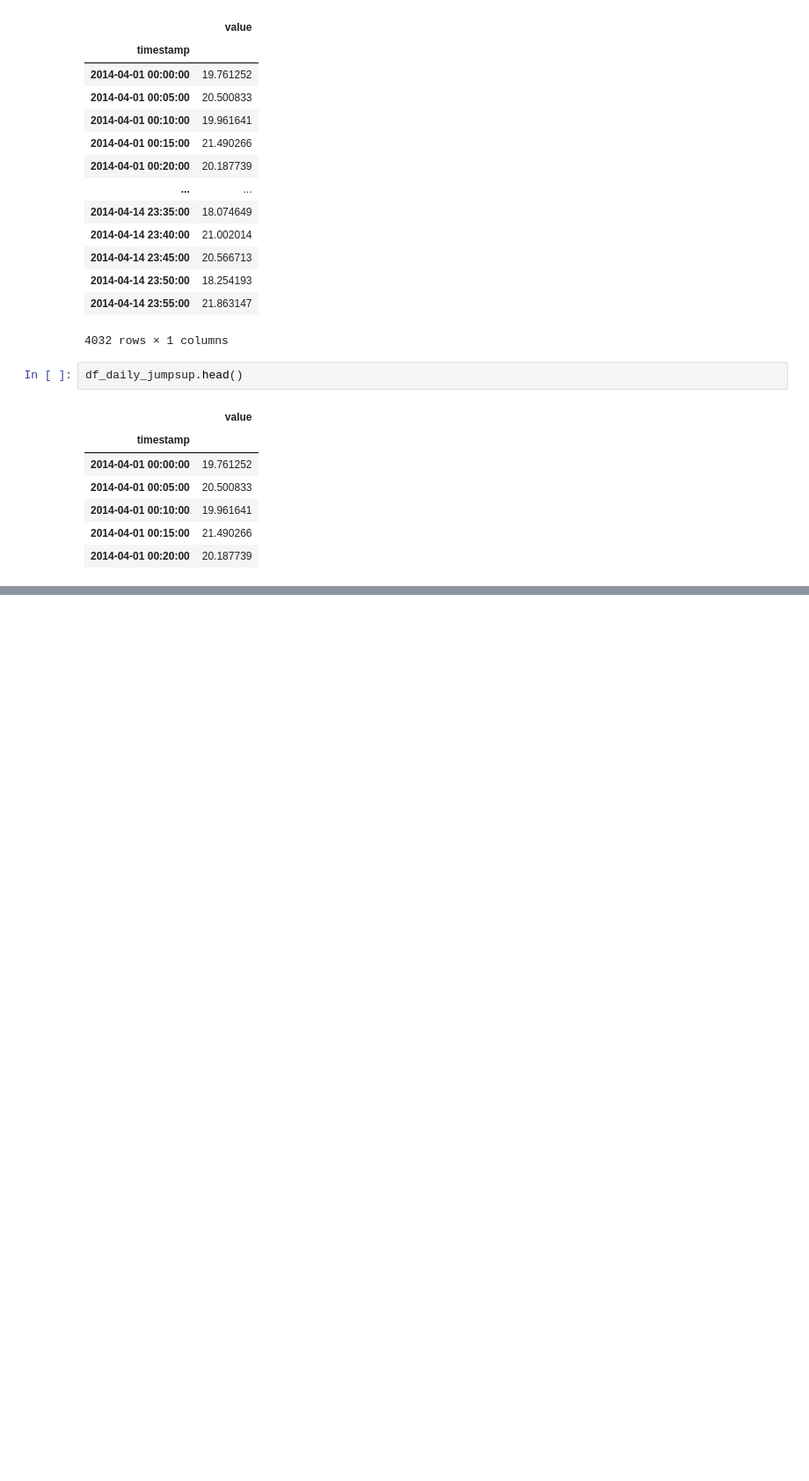
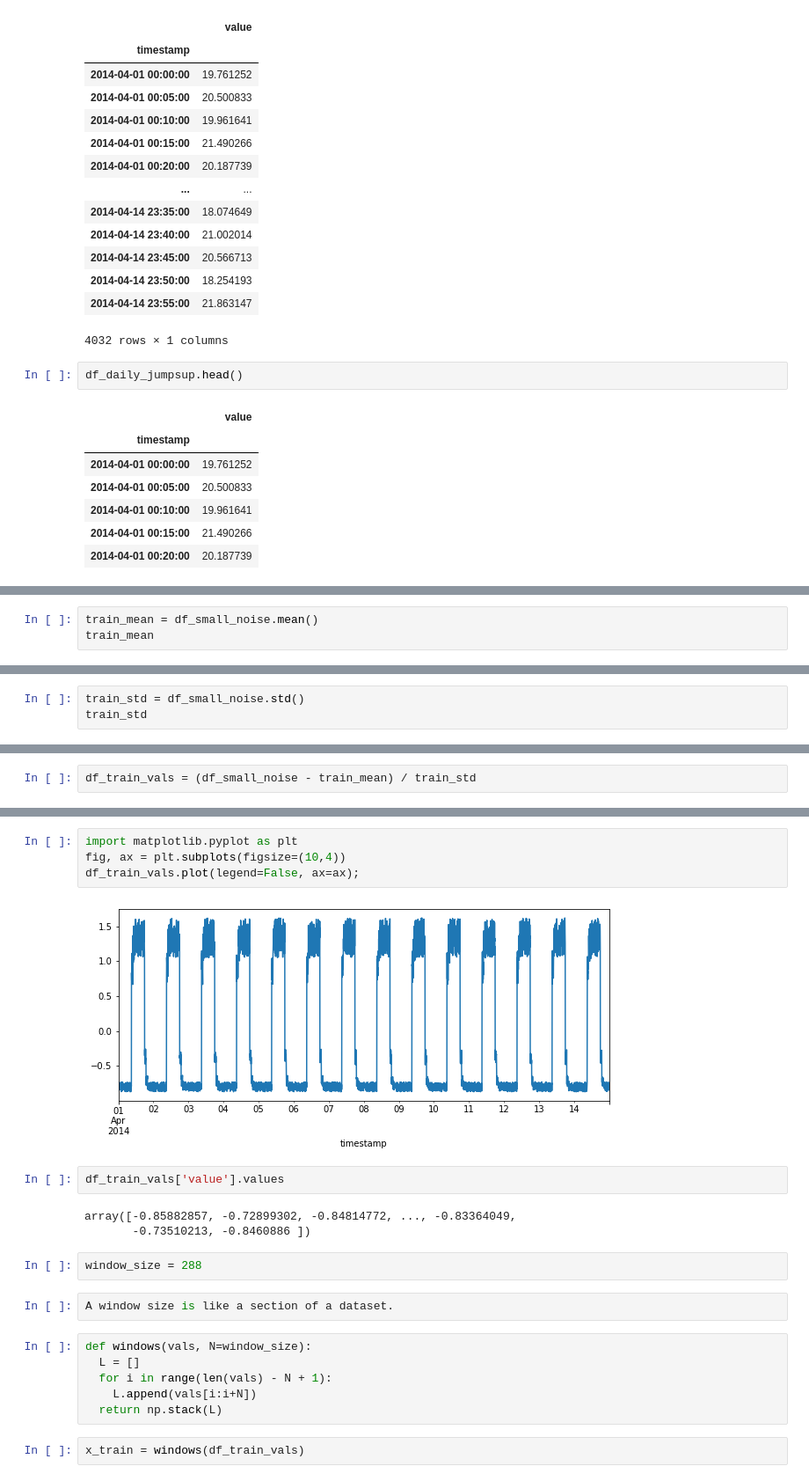
Before and after one commit to Ruairi8/machineLearn-Stat2022, a Jupyter notebook: Topic5_Evaluation.ipynb, the cells around one changed output, grey strips where cells are left out. Shown at 88% size. Drawn from its saved outputs; the diff is of its cells as text; blank space fills up the shorter version.

```diff
--- a/Topic5_Evaluation.ipynb
+++ b/Topic5_Evaluation.ipynb
@@ -92,0 +96,3 @@ df_daily_jumpsup.head()
+# %%
+train_mean = df_small_noise.mean()
+train_mean
@@ -92,0 +102,3 @@ df_daily_jumpsup.head()
+# %%
+train_std = df_small_noise.std()
+train_std
@@ -92,0 +108,2 @@ df_daily_jumpsup.head()
+# %%
+df_train_vals = (df_small_noise - train_mean) / train_std
@@ -92,0 +151,23 @@ df_daily_jumpsup.head()
+# %%
+import matplotlib.pyplot as plt
+fig, ax = plt.subplots(figsize=(10,4))
+df_train_vals.plot(legend=False, ax=ax);
+# %% [output]
+[figure, added]
+# %%
+df_train_vals['value'].values
+# %% [output]
+array([-0.85882857, -0.72899302, -0.84814772, ..., -0.83364049,
+       -0.73510213, -0.8460886 ])
+# %%
+window_size = 288
+# %%
+A window size is like a section of a dataset.
+# %%
+def windows(vals, N=window_size):
+  L = []
+  for i in range(len(vals) - N + 1):
+    L.append(vals[i:i+N])
+  return np.stack(L)
+# %%
+x_train = windows(df_train_vals)
```
Also changed, not shown: parts of 14 cells of this notebook, 1 other file.
